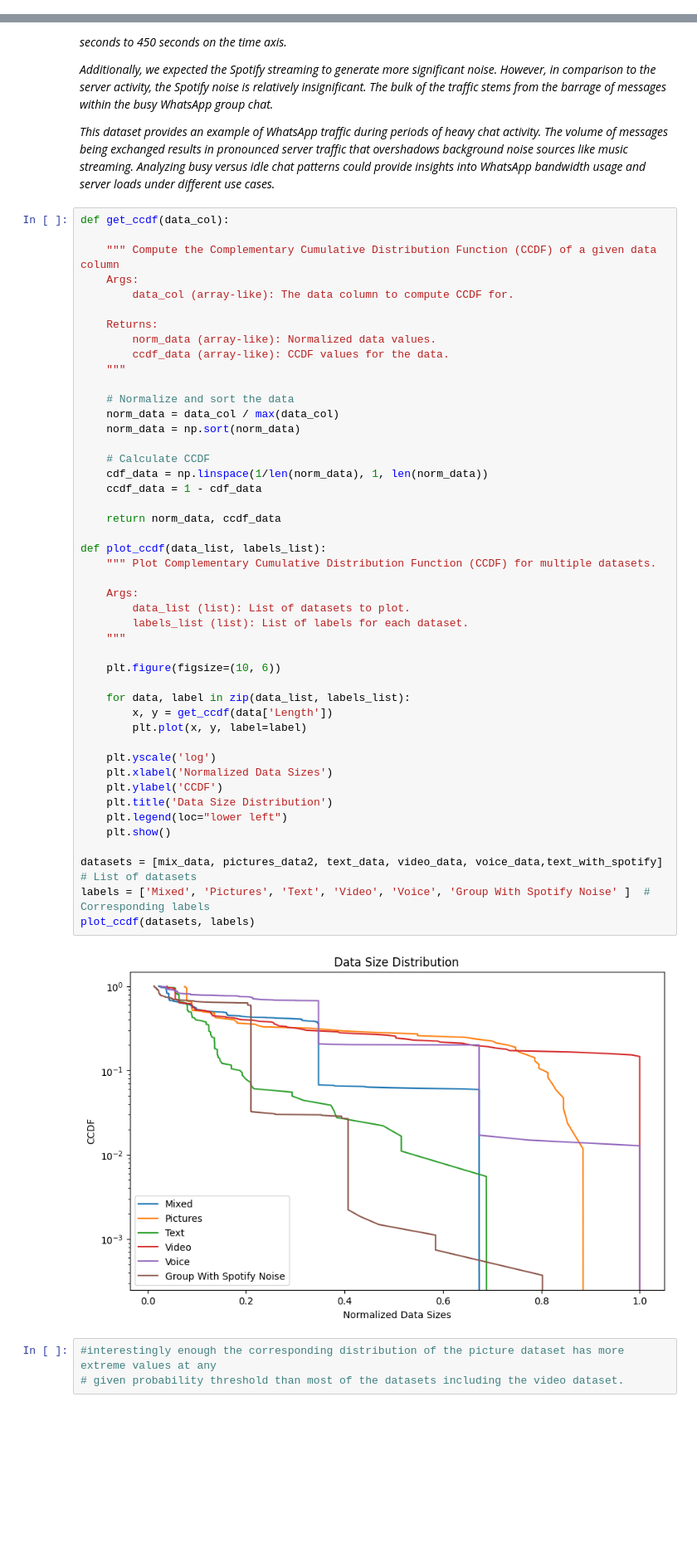
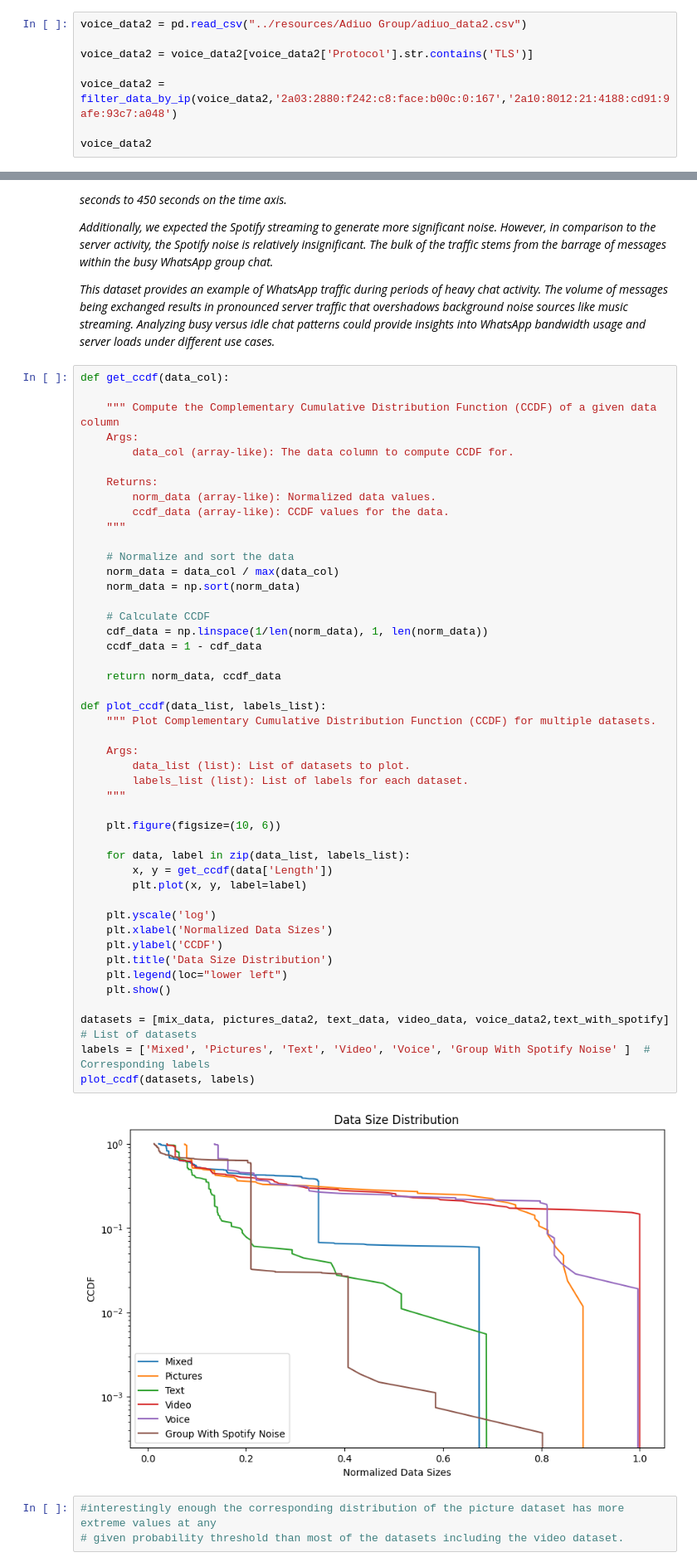
Before and after one commit to NoaAmichai/Computer_networks_final_project, a Jupyter notebook: src/project.ipynb, the cells around one changed output, grey strips where cells are left out. Shown at 83% size. Saved outputs shown, nothing was run; the diff lists cells and outputs as text; blank space fills up the shorter version.

```diff
--- a/src/project.ipynb
+++ b/src/project.ipynb
@@ -380,0 +416,8 @@ plot_graph(voice_data, 'Time vs Length - Voice Group')
+# %%
+voice_data2 = pd.read_csv("../resources/Adiuo Group/adiuo_data2.csv")
+
+voice_data2 = voice_data2[voice_data2['Protocol'].str.contains('TLS')]
+
+voice_data2 = filter_data_by_ip(voice_data2,'2a03:2880:f242:c8:face:b00c:0:167','2a10:8012:21:4188:cd91:9afe:93c7:a048')
+
+voice_data2
@@ -570,35 +651,35 @@ def get_ccdf(data_col):
     # Calculate CCDF
     cdf_data = np.linspace(1/len(norm_data), 1, len(norm_data))
     ccdf_data = 1 - cdf_data
 
     return norm_data, ccdf_data
 
 def plot_ccdf(data_list, labels_list):
     """ Plot Complementary Cumulative Distribution Function (CCDF) for multiple datasets.
 
     Args:
         data_list (list): List of datasets to plot.
         labels_list (list): List of labels for each dataset.
     """
 
     plt.figure(figsize=(10, 6))
 
     for data, label in zip(data_list, labels_list):
         x, y = get_ccdf(data['Length'])
         plt.plot(x, y, label=label)
 
     plt.yscale('log')
     plt.xlabel('Normalized Data Sizes')
     plt.ylabel('CCDF')
     plt.title('Data Size Distribution')
     plt.legend(loc="lower left")
     plt.show()
 
-datasets = [mix_data, pictures_data2, text_data, video_data, voice_data,text_with_spotify]  # List of datasets
+datasets = [mix_data, pictures_data2, text_data, video_data, voice_data2,text_with_spotify]  # List of datasets
 labels = ['Mixed', 'Pictures', 'Text', 'Video', 'Voice', 'Group With Spotify Noise' ]  # Corresponding labels
 plot_ccdf(datasets, labels)
 # %% [output]
-[figure, old version]
+[figure, new version]
 # %%
 #interestingly enough the corresponding distribution of the picture dataset has more extreme values at any
 # given probability threshold than most of the datasets including the video dataset.
```
Also changed, not shown: parts of 11 cells of this notebook, 6 other files.
